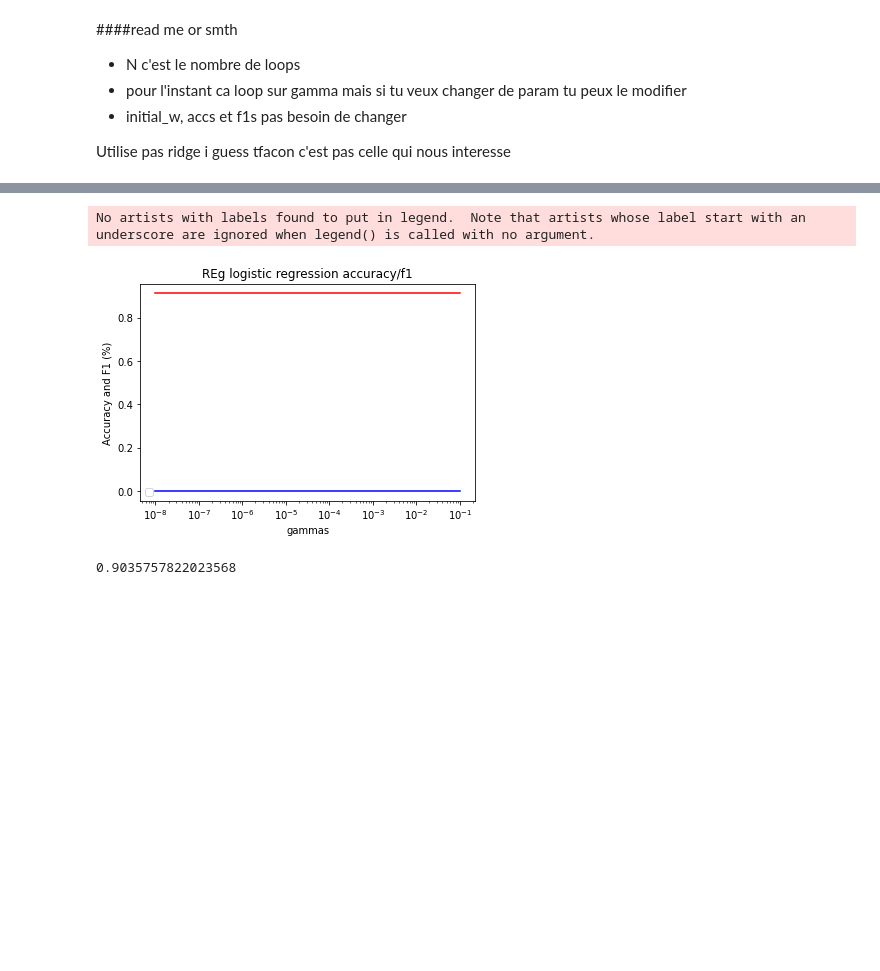
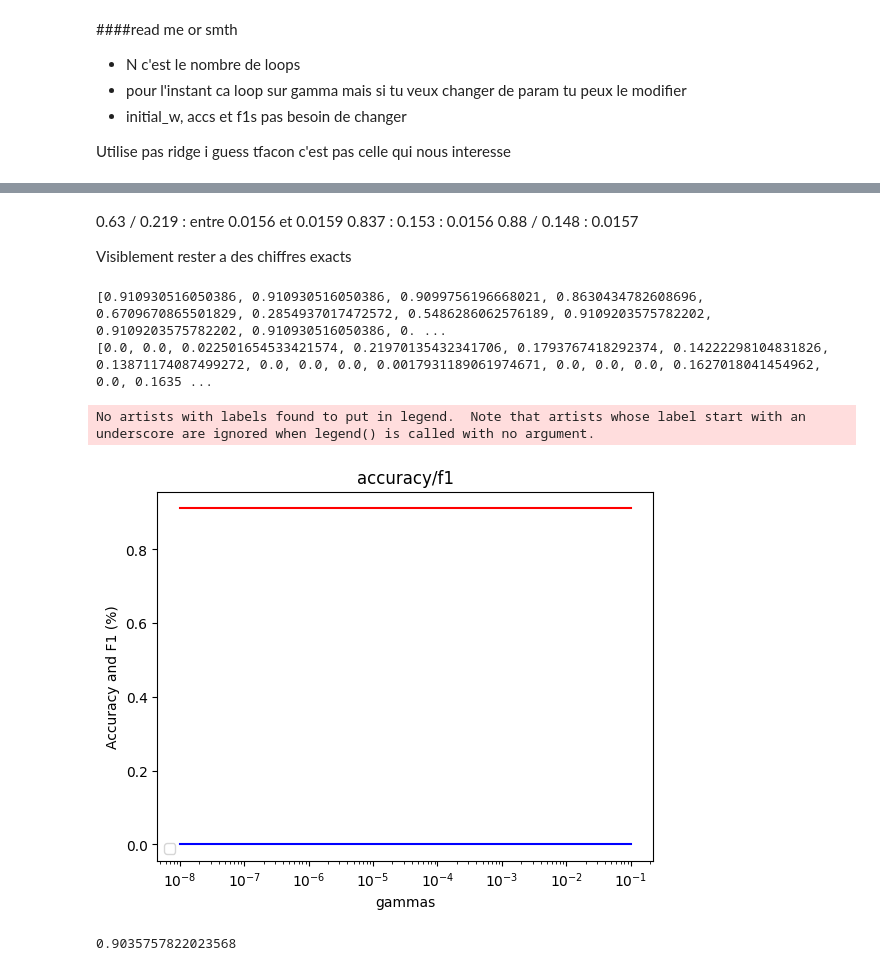
Before and after one commit to julijul-3/ML_project1, a Jupyter notebook: run.ipynb, the cells around one changed output, grey strips where cells are left out. Saved outputs shown, nothing was run; the diff lists cells and outputs as text; code cells hidden in the pictures; blank space fills up the shorter version.

```diff
--- a/run.ipynb
+++ b/run.ipynb
@@ -210,21 +205,30 @@ cleaned_x_train_1 = clean_data(labels, label_list, x_train_1)
 cleaned_x_test_1 = clean_data(labels, label_list, x_test_1)
 # %%
 N = 20
-max_iters = 1000
-gammas = np.linspace(0.00000001, 0.1, N)
+max_iters = 300
+
+#gammas = np.linspace(0.00000001, 0.1, N)
+#gammas = [0.018,0.185,0.019,0.0195,0.020]
+gammas = np.linspace(0.01555,0.01655,10)
+
+lambda_ = 0.01
+#lambda_ = np.linspace(0.000001, 0.1, N)
+
 initial_w = np.zeros(cleaned_x_train_1.shape[1])
 accs = []
 f1s = []
 
 for gamma in gammas:
+    print("Gammas : '{}'.".format(gamma))
     # train
     # choisi la methode de train qui t'interesse
-    #w, loss = mean_squared_error_gd(y_train_1, cleaned_x_train_1, initial_w, max_iters, gamma)
-    w, loss = reg_logistic_regression(y_train_1, cleaned_x_train_1, gamma, initial_w, max_iters, 0.00001)
+    w, loss = mean_squared_error_sgd(y_train_1, cleaned_x_train_1, initial_w, max_iters, gamma)
+    ## remplacer gamma par lambda
+    #w, loss = reg_logistic_regression(y_train_1, cleaned_x_train_1, lambda_, initial_w, max_iters, gamma)
     #predict
     # choisi la methode de test qui t'interresse (commente l'autre)
-    #yp = predict_labels_mse(w,cleaned_x_test_1)
-    yp = predict_labels_logistic(w, cleaned_x_test_1)
+    yp = predict_labels_mse(w,cleaned_x_test_1)
+    #yp = predict_labels_logistic(w, cleaned_x_test_1)
 
     # mesure accuracy
     acc = measure_accuracy(y_test_1, yp)
@@ -260,0 +262,6 @@ print(f1s)
+# %% [markdown]
+0.63 / 0.219 : entre 0.0156 et 0.0159
+0.837 : 0.153 : 0.0156
+0.88 / 0.148 : 0.0157
+
+Visiblement rester a des chiffres exacts
@@ -261,18 +271,25 @@ print(f1s)
+# %%
+# Previous Test cant remember param gamma rip for the 0.86 : 0.22
+print(accs)
+print(f1s)
+# %% [output]
+[0.910930516050386, 0.910930516050386, 0.9099756196668021, 0.8630434782608696, 0.6709670865501829, 0.2854937017472572, 0.5486286062576189, 0.9109203575782202, 0.9109203575782202, 0.910930516050386, 0. ...
+[0.0, 0.0, 0.022501654533421574, 0.21970135432341706, 0.1793767418292374, 0.14222298104831826, 0.13871174087499272, 0.0, 0.0, 0.0, 0.0017931189061974671, 0.0, 0.0, 0.0, 0.1627018041454962, 0.0, 0.1635 ...
 # %%
 # tu peux plot tes tableaux ici ca fait ton parametre x accuracies et f1
 # (change le gammas si t'as changé de param la haut)
 plt.plot(gammas,accs,"r")
 plt.plot(gammas, f1s, "b")
 
-plt.title("REg logistic regression accuracy/f1")
+plt.title("accuracy/f1")
 plt.legend(loc="lower left")
 plt.xlabel("gammas")
 plt.ylabel("Accuracy and F1 (%)")
 plt.xscale('log')
 plt.show()
 # %% [output]
 No artists with labels found to put in legend.  Note that artists whose label start with an underscore are ignored when legend() is called with no argument.
-[figure, old version]
+[figure, new version]
 # %%
 accs[9]
 # %% [output]
```
Also changed, not shown: parts of 11 cells of this notebook, 1 other file.
